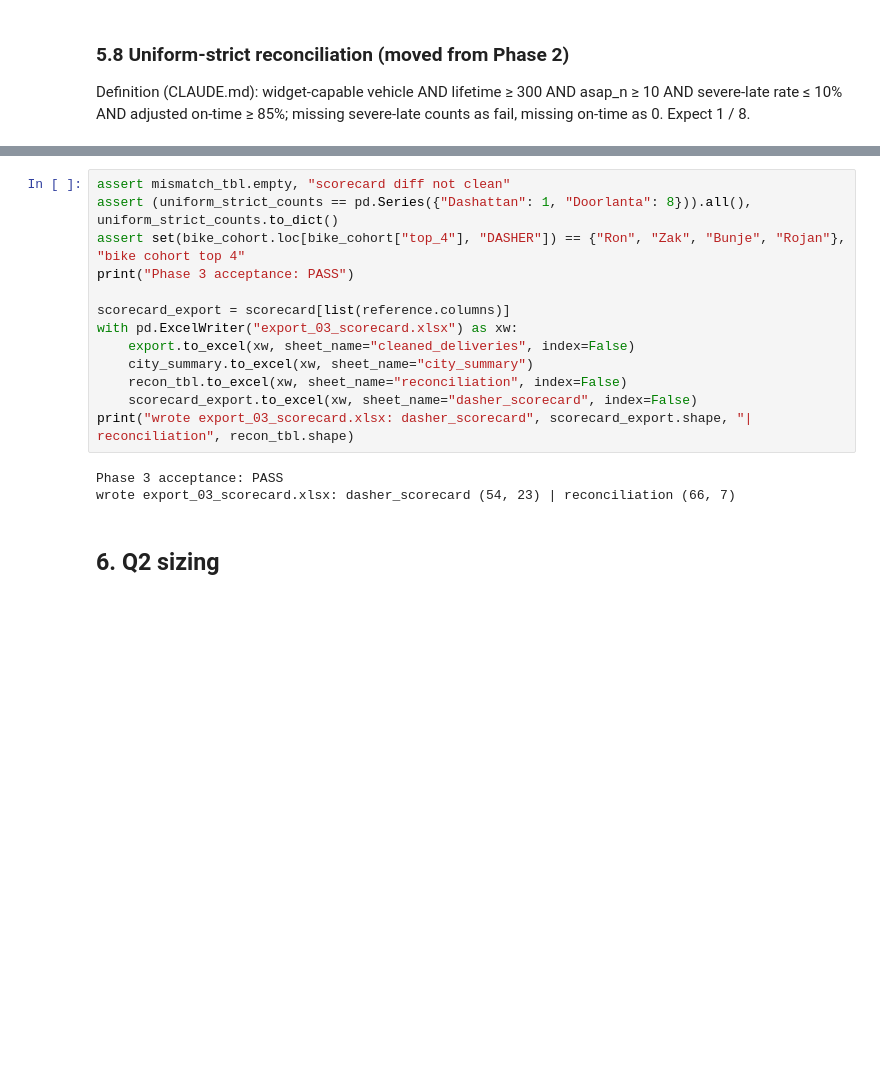
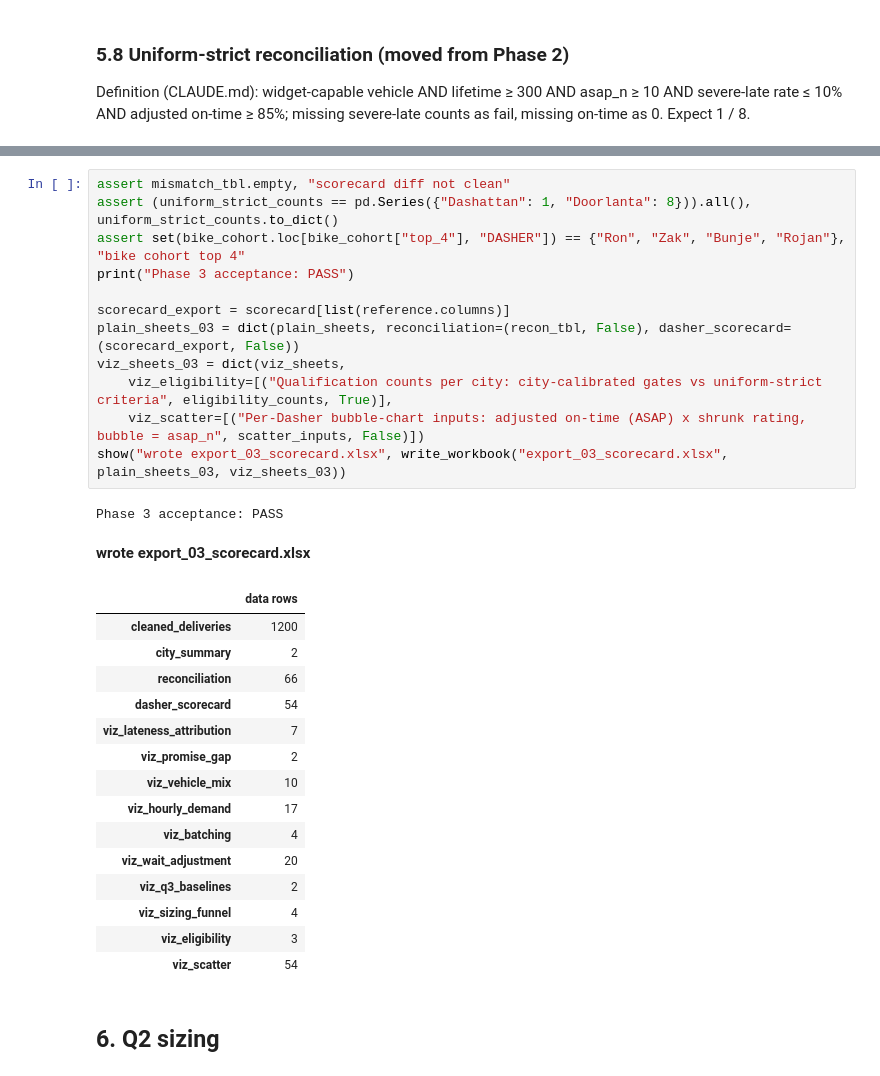
Before and after one commit to navya2392/widget-dasher-review, a Jupyter notebook: analysis.ipynb, the cells around one changed output, grey strips where cells are left out. Cells and saved outputs as stored; diff of their text form; blank space fills up the shorter version.

```diff
--- a/analysis.ipynb
+++ b/analysis.ipynb
@@ -1624,19 +1735,33 @@ Dashers where uniform-strict flag differs from reference: 0
 # %%
 assert mismatch_tbl.empty, "scorecard diff not clean"
 assert (uniform_strict_counts == pd.Series({"Dashattan": 1, "Doorlanta": 8})).all(), uniform_strict_counts.to_dict()
 assert set(bike_cohort.loc[bike_cohort["top_4"], "DASHER"]) == {"Ron", "Zak", "Bunje", "Rojan"}, "bike cohort top 4"
 print("Phase 3 acceptance: PASS")
 
 scorecard_export = scorecard[list(reference.columns)]
-with pd.ExcelWriter("export_03_scorecard.xlsx") as xw:
-    export.to_excel(xw, sheet_name="cleaned_deliveries", index=False)
-    city_summary.to_excel(xw, sheet_name="city_summary")
-    recon_tbl.to_excel(xw, sheet_name="reconciliation", index=False)
-    scorecard_export.to_excel(xw, sheet_name="dasher_scorecard", index=False)
-print("wrote export_03_scorecard.xlsx: dasher_scorecard", scorecard_export.shape, "| reconciliation", recon_tbl.shape)
+plain_sheets_03 = dict(plain_sheets, reconciliation=(recon_tbl, False), dasher_scorecard=(scorecard_export, False))
+viz_sheets_03 = dict(viz_sheets,
+    viz_eligibility=[("Qualification counts per city: city-calibrated gates vs uniform-strict criteria", eligibility_counts, True)],
+    viz_scatter=[("Per-Dasher bubble-chart inputs: adjusted on-time (ASAP) x shrunk rating, bubble = asap_n", scatter_inputs, False)])
+show("wrote export_03_scorecard.xlsx", write_workbook("export_03_scorecard.xlsx", plain_sheets_03, viz_sheets_03))
 # %% [output]
 Phase 3 acceptance: PASS
-wrote export_03_scorecard.xlsx: dasher_scorecard (54, 23) | reconciliation (66, 7)
+**wrote export_03_scorecard.xlsx**
+|  | data rows |
+| cleaned_deliveries | 1200 |
+| city_summary | 2 |
+| reconciliation | 66 |
+| dasher_scorecard | 54 |
+| viz_lateness_attribution | 7 |
+| viz_promise_gap | 2 |
+| viz_vehicle_mix | 10 |
+| viz_hourly_demand | 17 |
+| viz_batching | 4 |
+| viz_wait_adjustment | 20 |
+| viz_q3_baselines | 2 |
+| viz_sizing_funnel | 4 |
+| viz_eligibility | 3 |
+| viz_scatter | 54 |
 # %% [markdown]
 ## 6. Q2 sizing
 # %% [markdown]
```
Also changed, not shown: parts of 11 cells of this notebook.
